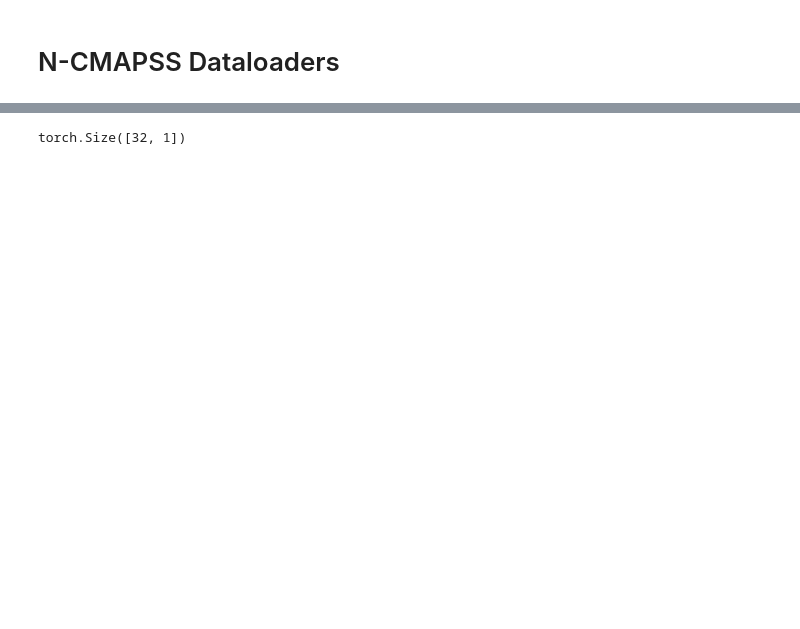
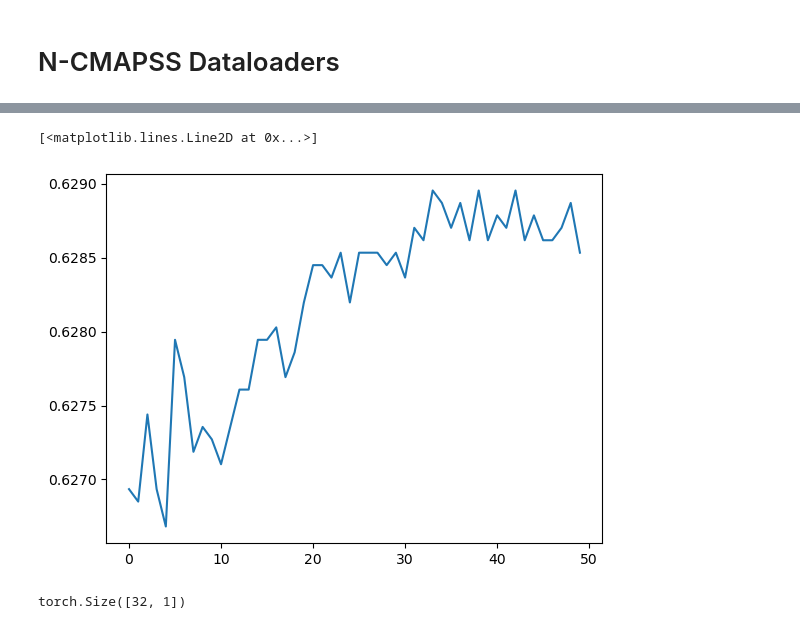
Before and after one commit to acoursey3/transimputer-prognostics, a Jupyter notebook: code/N-CMAPSS-DataLoaders.ipynb, the cells around one changed output, grey strips where cells are left out. Drawn from its saved outputs; the diff is of its cells as text; code cells hidden in the pictures; blank space fills up the shorter version.

```diff
--- a/code/N-CMAPSS-DataLoaders.ipynb
+++ b/code/N-CMAPSS-DataLoaders.ipynb
@@ -169 +94,36 @@ class NCMAPSSTrainDataset(Dataset):
+# %%
+class NCMAPSSTestDataset(NCMAPSSTrainDataset):
+    def __init__(self, ds_no, timesteps=10):
+        super().__init__(ds_no,timesteps)
+
+    def get_data(self, indices, index):
+        with h5py.File(self.fileloc, 'r') as hdf:
+            # Development set
+            W_dev = np.array(hdf.get('W_test')[indices])
+            X_s_dev = np.array(hdf.get('X_s_test')[indices])
+            X_v_dev = np.array(hdf.get('X_v_test')[indices])
+            T_dev = np.array(hdf.get('T_test')[indices])
+            Y_dev = np.array(hdf.get('Y_test')[index])
+            A_dev = np.array(hdf.get('A_test')[indices])
+
+            unit = A_dev[-1:, 0]
+
+        X_train = np.concatenate((W_dev, X_s_dev, X_v_dev, T_dev, A_dev), axis=1)
+
+        return X_train, unit, A_dev, Y_dev
+
+    def __len__(self):
+        lengths = {
+            1: 2735232,
+            2: 1253743,
+            3: 4251560,
+            4: 3602561,
+            5: 2562046,
+            6: 2522447,
+            7: 2869786,
+            8: 3722997,
+            9: 2117819
+        }
+
+        return lengths[self.ds_no]
 # %%
@@ -172,3 +132,6 @@ trainloader = DataLoader(traindata, batch_size=32, shuffle=False)
+# %%
+traindata = NCMAPSSTestDataset(1, timesteps=50)
+trainloader = DataLoader(traindata, batch_size=32, shuffle=True)
 # %%
 example = next(enumerate(trainloader))
 # %%
@@ -181,3 +144,8 @@ torch.Size([32, 10, 46])
+# %%
+plt.plot(ex_X[2,:,1])
+# %% [output]
+[<matplotlib.lines.Line2D at 0x...>]
+[figure, added]
 # %%
 ex_y.shape
 # %% [output]
```
Also changed, not shown: parts of 7 cells of this notebook, 11 other files.
